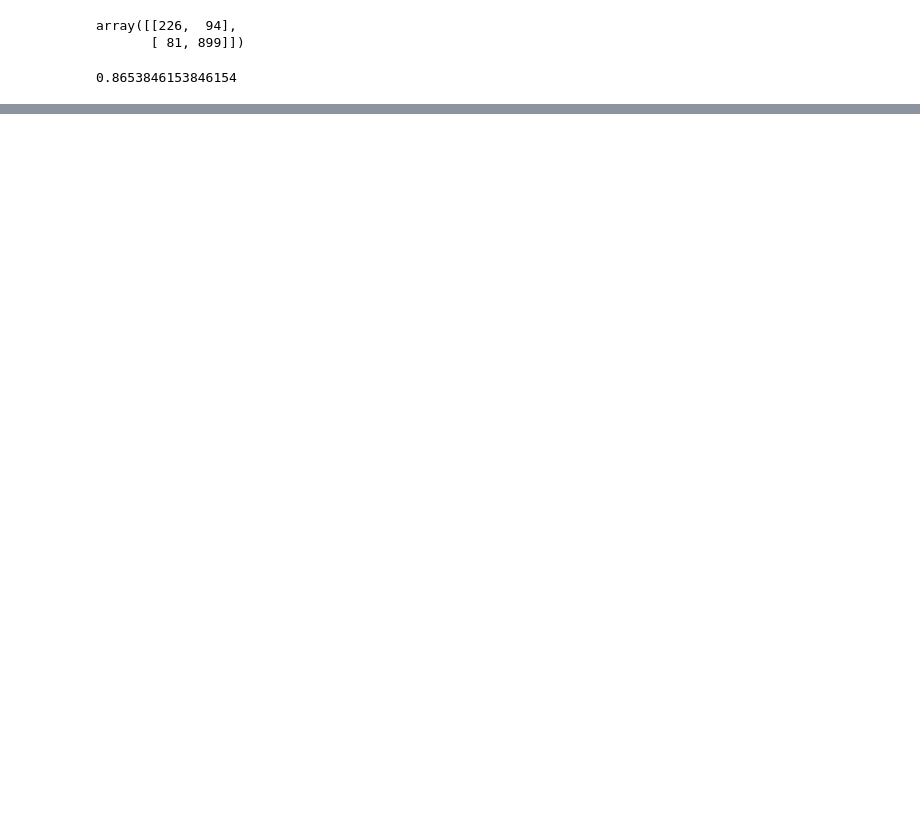
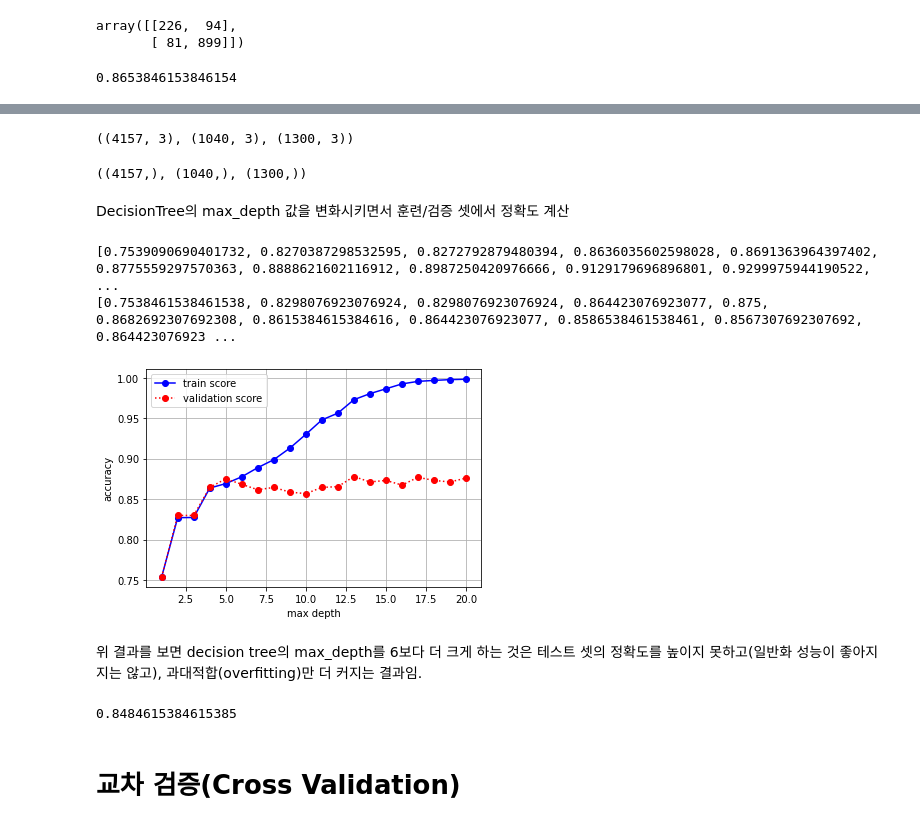
Before and after one commit to DavidJeonKr/lab_python, a Jupyter notebook: ml10_tree.ipynb, the cells around one changed output, grey strips where cells are left out. Saved outputs shown, nothing was run; the diff lists cells and outputs as text; code cells hidden in the pictures; blank space fills up the shorter version.

```diff
--- a/ml10_tree.ipynb
+++ b/ml10_tree.ipynb
@@ -134,0 +174,64 @@ wine.head(4)
+# %%
+# 전체 데이터 셋(X, y)를 훈련-테스트 셋으로 분리
+X_tr_full, X_test, y_tr_full, y_test = train_test_split(X, y,
+                                                        test_size=0.2,
+                                                        stratify=y,
+                                                        random_state=42)
+# %%
+# 훈련 셋을 다시 훈련-검증 셋으로 분리
+X_train, X_val, y_train, y_val = train_test_split(X_tr_full, y_tr_full,
+                                                  test_size=0.2,
+                                                  stratify=y_tr_full,
+                                                  random_state=42)
+# %%
+# 훈련(train)-검증(validation)-테스트(test) 셋
+X_train.shape, X_val.shape, X_test.shape
+# %% [output]
+((4157, 3), (1040, 3), (1300, 3))
+# %%
+y_train.shape, y_val.shape, y_test.shape
+# %% [output]
+((4157,), (1040,), (1300,))
+# %% [markdown]
+DecisionTree의 max_depth 값을 변화시키면서 훈련/검증 셋에서 정확도 계산
+# %%
+train_scores = []  # 훈련 셋에서의 정확도들을 저장할 리스트
+val_scores = []  # 검증 셋에서의 정확도들을 저장할 리스트
+depths = np.arange(1, 21)  # Decision Tree의 max_depth 값들
+
+for d in depths:  # max_depth 값을 1 ~ 20까지 반복
+    tree_clf = DecisionTreeClassifier(max_depth=d)  # 모델 생성.
+    tree_clf.fit(X_train, y_train)  # 훈련 셋으로 모델을 학습시킴.
+    train_acc = tree_clf.score(X_train, y_train)  # 훈련 셋의 정확도
+    train_scores.append(train_acc)
+    val_acc = tree_clf.score(X_val, y_val)  # 검증 셋의 정확도
+    val_scores.append(val_acc)
+
+print(train_scores)
+print(val_scores)
+# %% [output]
+[0.7539090690401732, 0.8270387298532595, 0.8272792879480394, 0.8636035602598028, 0.8691363964397402, 0.8775559297570363, 0.8888621602116912, 0.8987250420976666, 0.9129179696896801, 0.9299975944190522, ...
+[0.7538461538461538, 0.8298076923076924, 0.8298076923076924, 0.864423076923077, 0.875, 0.8682692307692308, 0.8615384615384616, 0.864423076923077, 0.8586538461538461, 0.8567307692307692, 0.864423076923 ...
+# %%
+# 훈련-검증 셋 정확도 시각화
+plt.plot(depths, train_scores, 'bo-', label='train score')
+plt.plot(depths, val_scores, 'ro:', label='validation score')
+
+plt.grid()
+plt.xlabel('max depth')
+plt.ylabel('accuracy')
+plt.legend()
+plt.show()
+# %% [output]
+[figure, added]
+# %% [markdown]
+위 결과를 보면 decision tree의 max_depth를 6보다 더 크게 하는 것은 테스트 셋의 정확도를 높이지 못하고(일반화 성능이 좋아지지는 않고), 과대적합(overfitting)만 더 커지는 결과임.
+# %%
+# 적절한 하이퍼파라미터가 선택된(튜닝된) 모델을 다시 훈련.
+tree_clf = DecisionTreeClassifier(max_depth=6, random_state=42)
+tree_clf.fit(X_tr_full, y_tr_full)
+tree_clf.score(X_test, y_test)  # 일반화 성능 측정
+# %% [output]
+0.8484615384615385
+# %% [markdown]
+# 교차 검증(Cross Validation)
```
Also changed, not shown: parts of 51 cells of this notebook.
